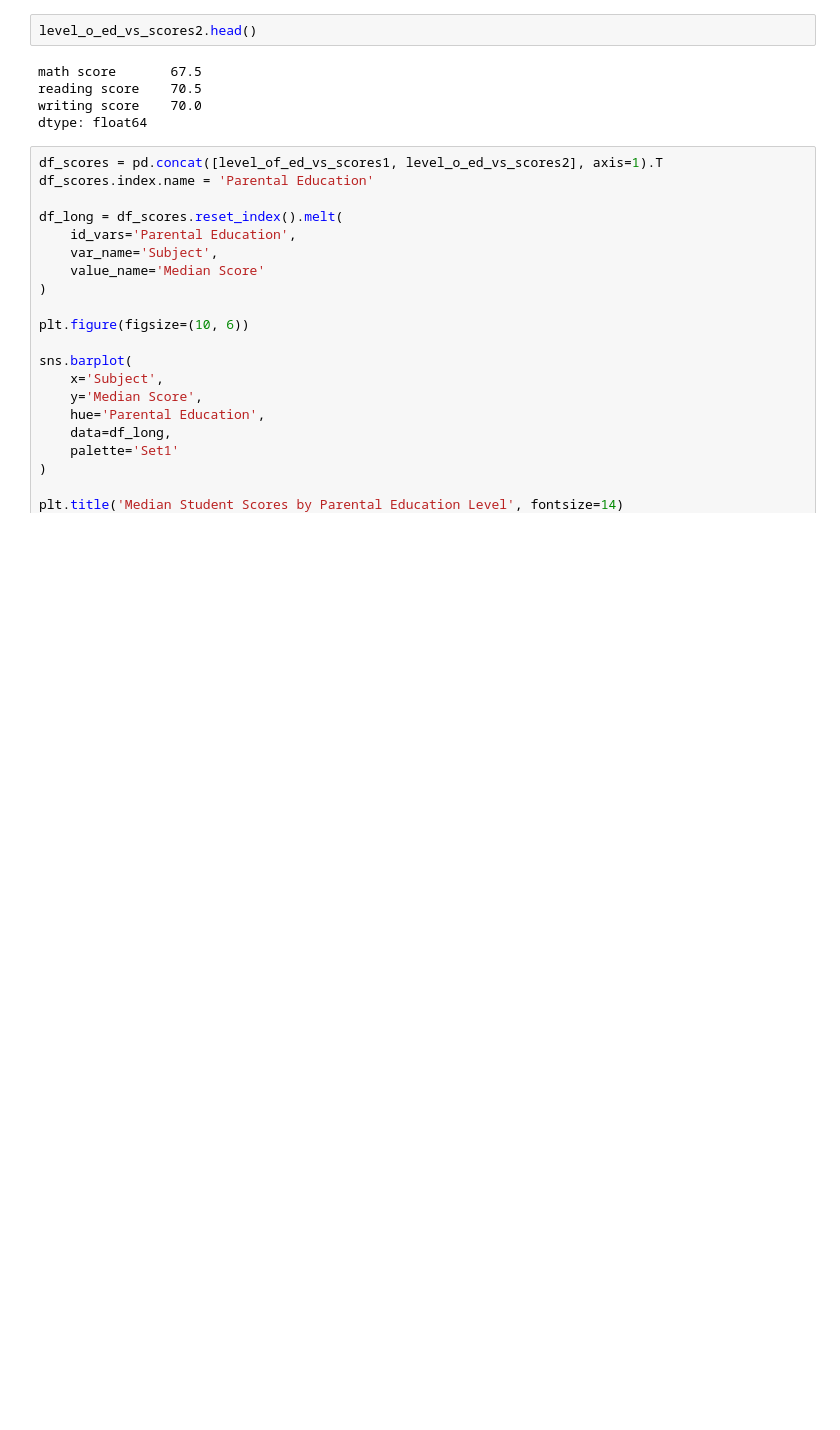
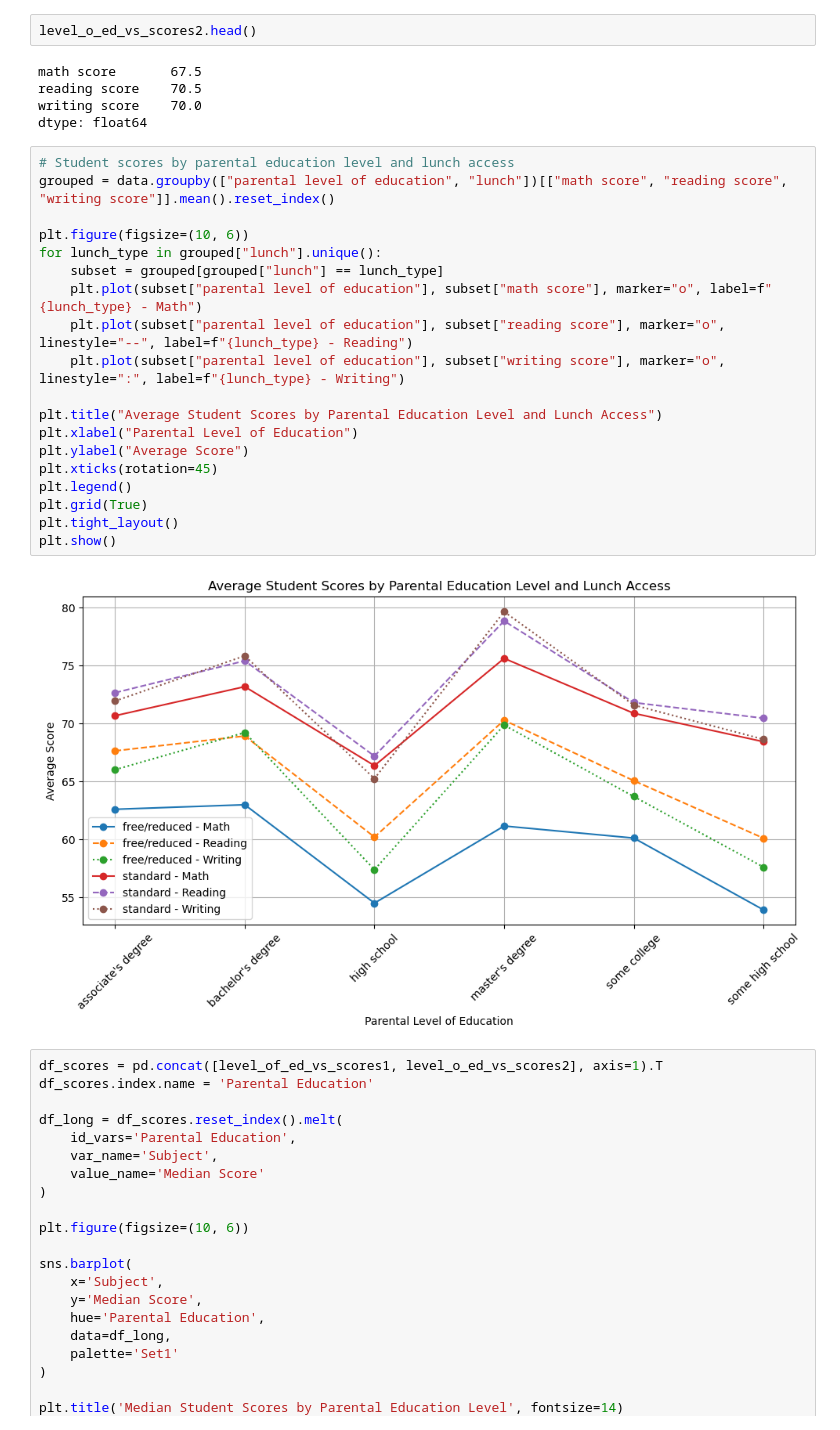
Before and after one commit to allenadron3-lang/data-insights-portfolio, a Jupyter notebook: Scripts:/Student_Performance-1.ipynb, the cells around one changed output. Drawn from its saved outputs; the diff is of its cells as text; blank space fills up the shorter version.

Commit message:
Updated Student_Performance-1.ipynb with analysis of parental education and lunch access

```diff
--- a/Scripts:/Student_Performance-1.ipynb
+++ b/Scripts:/Student_Performance-1.ipynb
@@ -170,6 +172,27 @@ math score       67.5
 reading score    70.5
 writing score    70.0
 dtype: float64
+# %%
+# Student scores by parental education level and lunch access
+grouped = data.groupby(["parental level of education", "lunch"])[["math score", "reading score", "writing score"]].mean().reset_index()
+
+plt.figure(figsize=(10, 6))
+for lunch_type in grouped["lunch"].unique():
+    subset = grouped[grouped["lunch"] == lunch_type]
+    plt.plot(subset["parental level of education"], subset["math score"], marker="o", label=f"{lunch_type} - Math")
+    plt.plot(subset["parental level of education"], subset["reading score"], marker="o", linestyle="--", label=f"{lunch_type} - Reading")
+    plt.plot(subset["parental level of education"], subset["writing score"], marker="o", linestyle=":", label=f"{lunch_type} - Writing")
+
+plt.title("Average Student Scores by Parental Education Level and Lunch Access")
+plt.xlabel("Parental Level of Education")
+plt.ylabel("Average Score")
+plt.xticks(rotation=45)
+plt.legend()
+plt.grid(True)
+plt.tight_layout()
+plt.show()
+# %% [output]
+[figure, added]
 # %%
 df_scores = pd.concat([level_of_ed_vs_scores1, level_o_ed_vs_scores2], axis=1).T
 df_scores.index.name = 'Parental Education'
```
Also changed, not shown: parts of 4 cells of this notebook.
